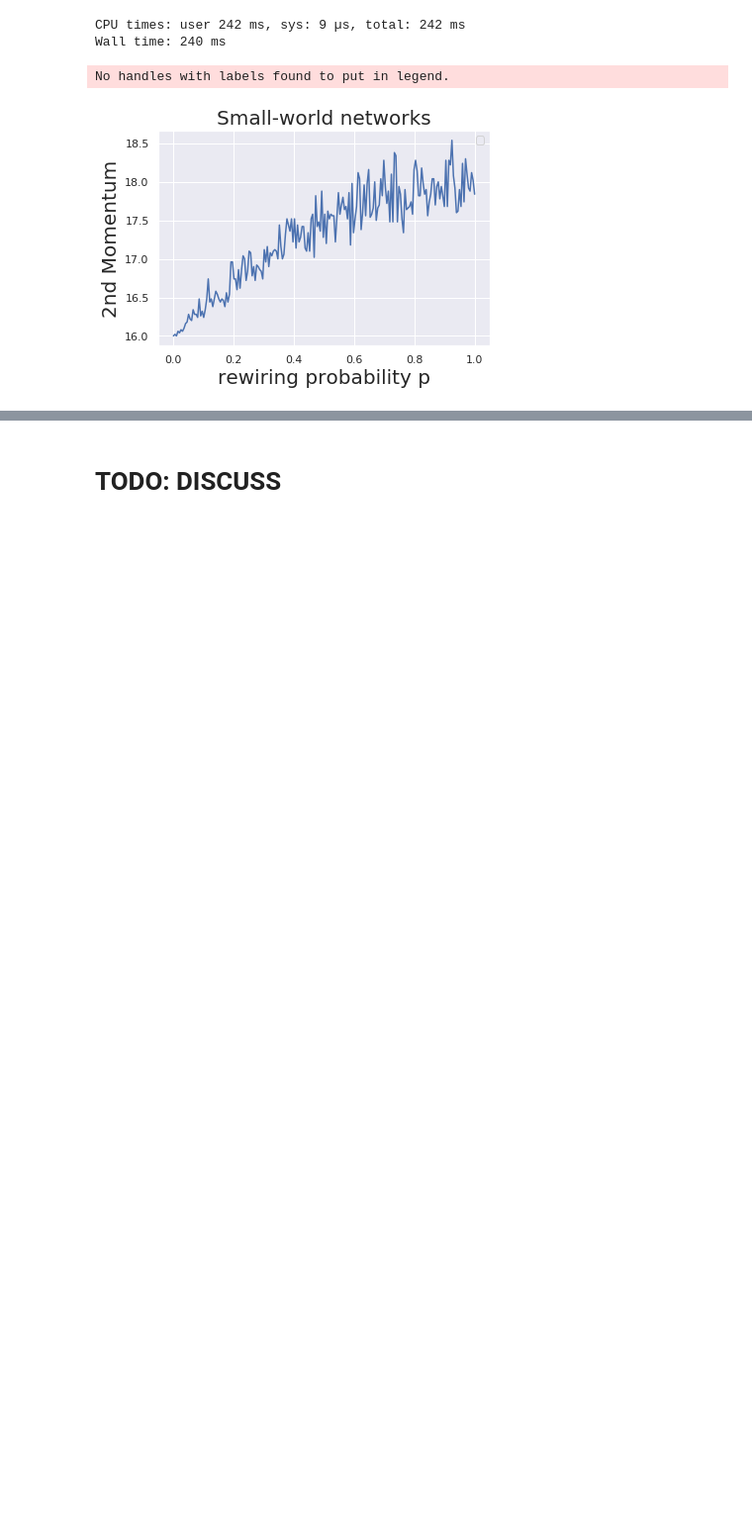
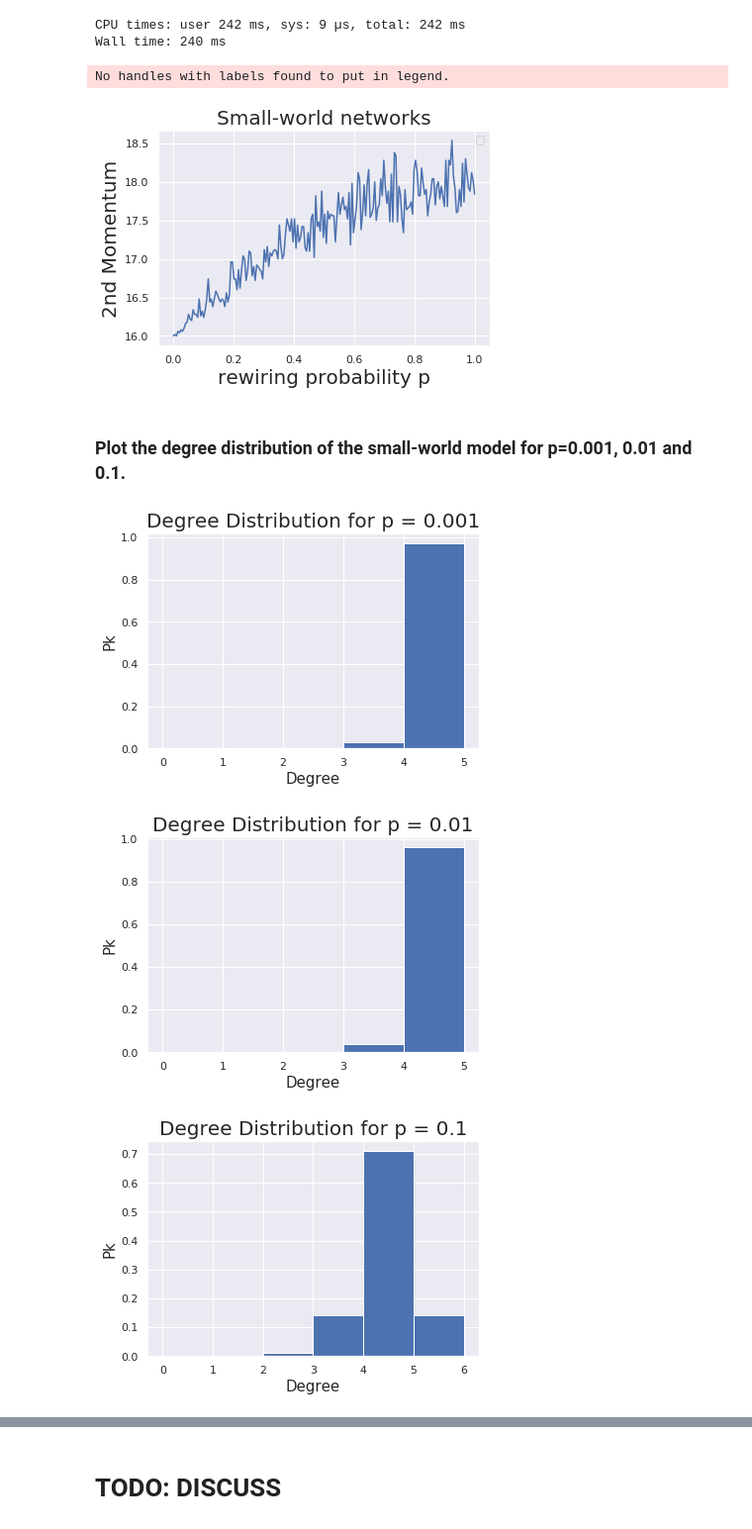
Before and after one commit to gmelodie/Complex-Networks, a Jupyter notebook: lista3/lista3.ipynb, the cells around one changed output, grey strips where cells are left out. Shown at 99% size. Drawn from its saved outputs; the diff is of its cells as text; code cells hidden in the pictures; blank space fills up the shorter version.

```diff
--- a/lista3/lista3.ipynb
+++ b/lista3/lista3.ipynb
@@ -257,0 +254,11 @@ for k in all_ks:
+# %%
+%%time
+all_ps = np.arange(0, 1, 0.01)
+
+for p in all_ps:
+    graph = erdos_renyi(N=n, avg_degree=k)
+    path_lengths[k].append(all_funcs["Avg shortest path"](graph))
+    temp[k].append(diameter(graph))
+    value = np.array(list(dict(graph.degree).values())).mean()
+    diameters[k].append(np.log10(n) / np.log10(value))
+    if TESTING:
@@ -323,3 +334,14 @@ plt.show();
 # %% [output]
 No handles with labels found to put in legend.
 [figure]
+# %% [markdown]
+### Plot the degree distribution of the small-world model for p=0.001, 0.01 and 0.1.
+# %%
+for p in [0.001, 0.01, 0.1]:
+    graph = watts_strogatz(p=p)
+    degree_distribution(graph, hist=True,
+                        title=f"Degree Distribution for p = {p}")
+# %% [output]
+[figure, added]
+[figure, added]
+[figure, added]
```
Also changed, not shown: parts of 116 cells of this notebook, 1 other file.
